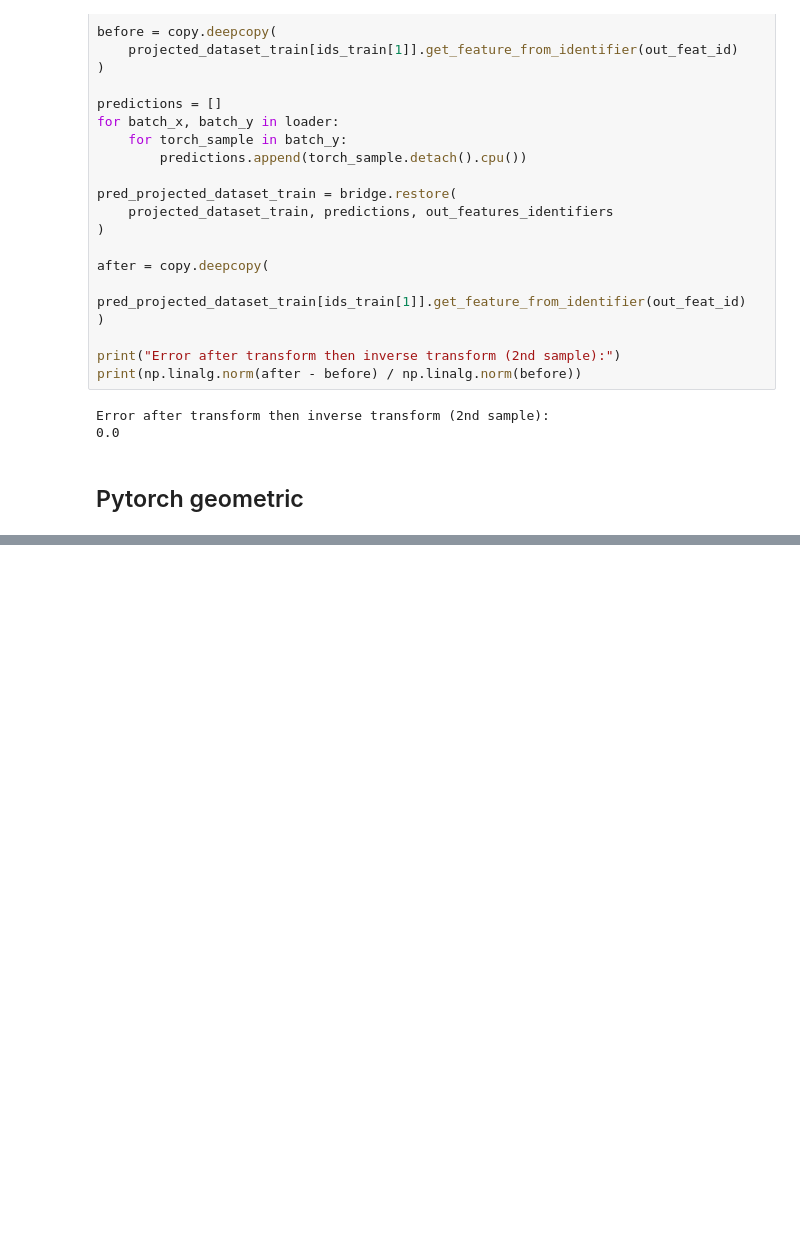
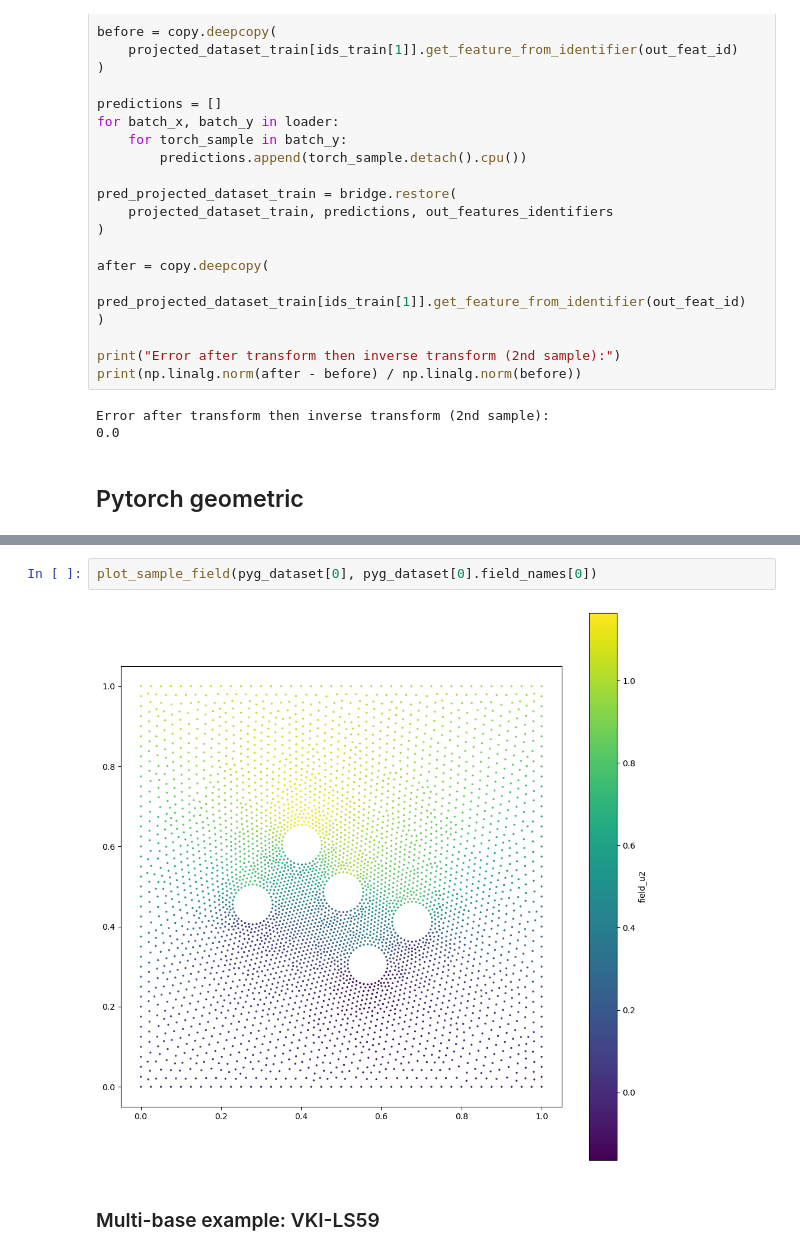
Before and after one commit to PLAID-lib/plaid-bridges, a Jupyter notebook: notebooks/torch.ipynb, the cells around one changed output, grey strips where cells are left out. Drawn from its saved outputs; the diff is of its cells as text; blank space fills up the shorter version.

```diff
--- a/notebooks/torch.ipynb
+++ b/notebooks/torch.ipynb
@@ -120,0 +158,6 @@ torch.Size([10121, 2])
+# %%
+plot_sample_field(pyg_dataset[0], pyg_dataset[0].field_names[0])
+# %% [output]
+[figure, added]
+# %% [markdown]
+### Multi-base example: VKI-LS59
```
Also changed, not shown: parts of 20 cells of this notebook, 6 other files.
